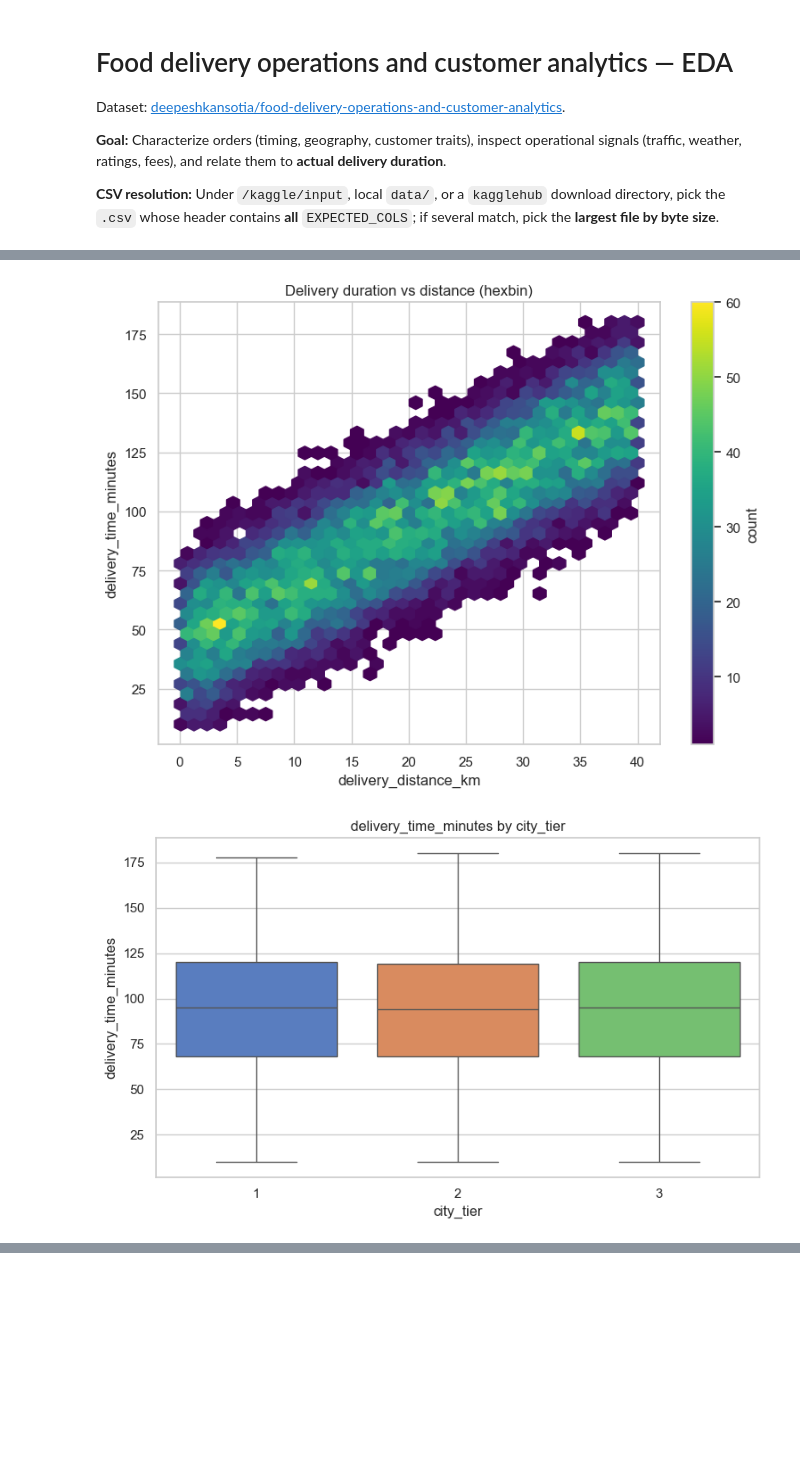
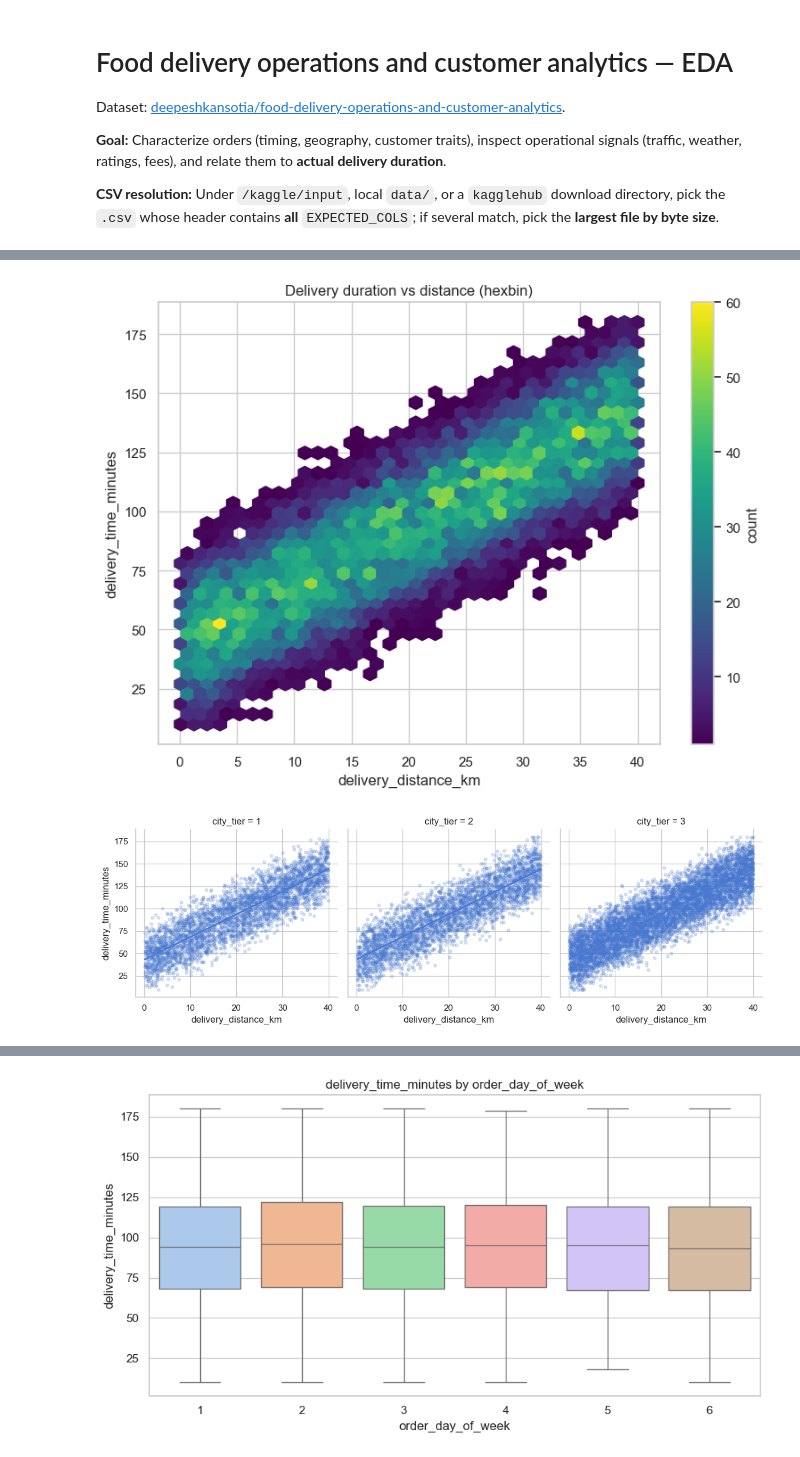
Before and after one commit to nicapotato/KaggleNotebooks, a Jupyter notebook: eda/food-delivery-operations-and-customer-analytics-eda.ipynb, the cells around one changed output, grey strips where cells are left out. Cells and saved outputs as stored; diff of their text form; code cells hidden in the pictures; blank space fills up the shorter version.

```diff
--- a/eda/food-delivery-operations-and-customer-analytics-eda.ipynb
+++ b/eda/food-delivery-operations-and-customer-analytics-eda.ipynb
@@ -266,7 +271,7 @@ corr = num_df.corr(numeric_only=True)
 
 plt.figure(figsize=(14, 12))
 sns.heatmap(corr, cmap="vlag", center=0, square=False)
-plt.title("Pearson correlation — numeric features")
+plt.title("Pearson correlation — numeric fields (booleans as 0/1)")
 plt.tight_layout()
 plt.show()
 
@@ -285,9 +290,51 @@ plt.title("Delivery duration vs distance (hexbin)")
 plt.tight_layout()
 plt.show()
 
+sns.lmplot(
+    data=df,
+    x="delivery_distance_km",
+    y="delivery_time_minutes",
+    col="city_tier",
+    scatter_kws={"alpha": 0.2, "s": 14},
+    line_kws={"linewidth": 2},
+    height=4,
+    aspect=1,
+)
+plt.show()
+
+prep_df = df.dropna(subset=["preparation_time_minutes", "delivery_time_minutes"])
+sns.lmplot(
+    data=prep_df,
+    x="preparation_time_minutes",
+    y="delivery_time_minutes",
+    hue="delayed_delivery_flag",
+    scatter_kws={"alpha": 0.2, "s": 12},
+    line_kws={"linewidth": 2},
+    height=5,
+    aspect=1.25,
+)
+plt.show()
+
 plt.figure(figsize=(8, 5))
 sns.boxplot(data=df, x="city_tier", y="delivery_time_minutes", hue="city_tier", palette="muted", legend=False)
 plt.title("delivery_time_minutes by city_tier")
+plt.tight_layout()
+plt.show()
+
+plt.figure(figsize=(9, 5))
+order_day_ordered = sorted(df["order_day_of_week"].unique())
+sns.boxplot(
+    data=df,
+    x="order_day_of_week",
+    y="delivery_time_minutes",
+    hue="order_day_of_week",
+    order=order_day_ordered,
+    hue_order=order_day_ordered,
+    palette="pastel",
+    legend=False,
+)
+plt.xlabel("order_day_of_week")
+plt.title("delivery_time_minutes by order_day_of_week")
 plt.tight_layout()
 plt.show()
 
@@ -303,17 +350,28 @@ plt.title("Mean delivery_time_minutes: order_hour × city_tier")
 plt.tight_layout()
 plt.show()
 
-ct = pd.crosstab(df["city_tier"], df["delayed_delivery_flag"], normalize="index") * 100
+ct_delay_tier = pd.crosstab(df["city_tier"], df["delayed_delivery_flag"], normalize="index") * 100
 plt.figure(figsize=(7, 4))
-sns.heatmap(ct, annot=True, fmt=".1f", cmap="Blues")
-plt.title("delayed_delivery_flag (% within city_tier)")
+sns.heatmap(ct_delay_tier, annot=True, fmt=".1f", cmap="Blues")
+plt.title("delayed_delivery_flag (% row-normalized within city_tier)")
 plt.ylabel("city_tier")
+plt.xlabel("delayed_delivery_flag")
+plt.tight_layout()
+plt.show()
+
+ct_promo_delayed = pd.crosstab(df["promo_code_used"], df["delayed_delivery_flag"], normalize="index") * 100
+print("promo_code_used × delayed_delivery_flag (row %)")
+display(ct_promo_delayed.round(2))
+plt.figure(figsize=(6.5, 4))
+sns.heatmap(ct_promo_delayed, annot=True, fmt=".2f", cmap="Greens")
+plt.title("delayed_delivery (% within promo_code_used)")
+plt.ylabel("promo_code_used")
 plt.xlabel("delayed_delivery_flag")
 plt.tight_layout()
 plt.show()
 
 target = "delivery_time_minutes"
 assoc = corr[target].drop(labels=[target]).abs().sort_values(ascending=False)
-print("Top |corr| with delivery_time_minutes:")
+print("Top absolute Pearson correlation with delivery_time_minutes:")
 print(assoc.head(12).to_string())
 # %% [output]
@@ -321,2 +379,2 @@ print(assoc.head(12).to_string())
 [figure]
-[figure, old version]
+[figure, new version]
@@ -324,0 +383 @@ print(assoc.head(12).to_string())
+[figure, added]
```
Also changed, not shown: parts of 6 cells of this notebook, 4 other files.
